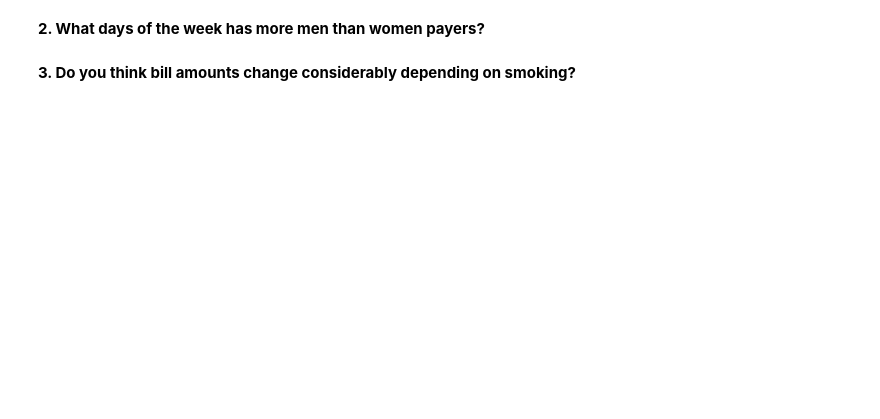
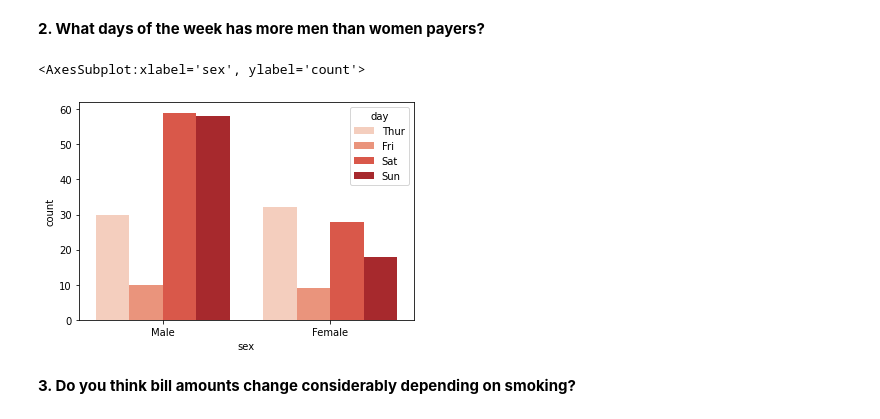
Before and after one commit to Ironhack-Data-Madrid-Enero-2021/lab-visualization-intro, a Jupyter notebook: your-code/challenge-1.ipynb, the cells around one changed output. Saved outputs shown, nothing was run; the diff lists cells and outputs as text; code cells hidden in the pictures; blank space fills up the shorter version.

```diff
--- a/your-code/challenge-1.ipynb
+++ b/your-code/challenge-1.ipynb
@@ -34,4 +40,10 @@ sns.load_dataset("tips")
 # %% [markdown]
 **2. What days of the week has more men than women payers?**
+# %%
+# Saturday is the day for eating for both men and women.
+sns.countplot(x=tips.sex, hue=tips.day, palette="Reds")
+# %% [output]
+<AxesSubplot:xlabel='sex', ylabel='count'>
+[figure, added]
 # %% [markdown]
 **3. Do you think bill amounts change considerably depending on smoking?**
```
Also changed, not shown: parts of 6 cells of this notebook.
